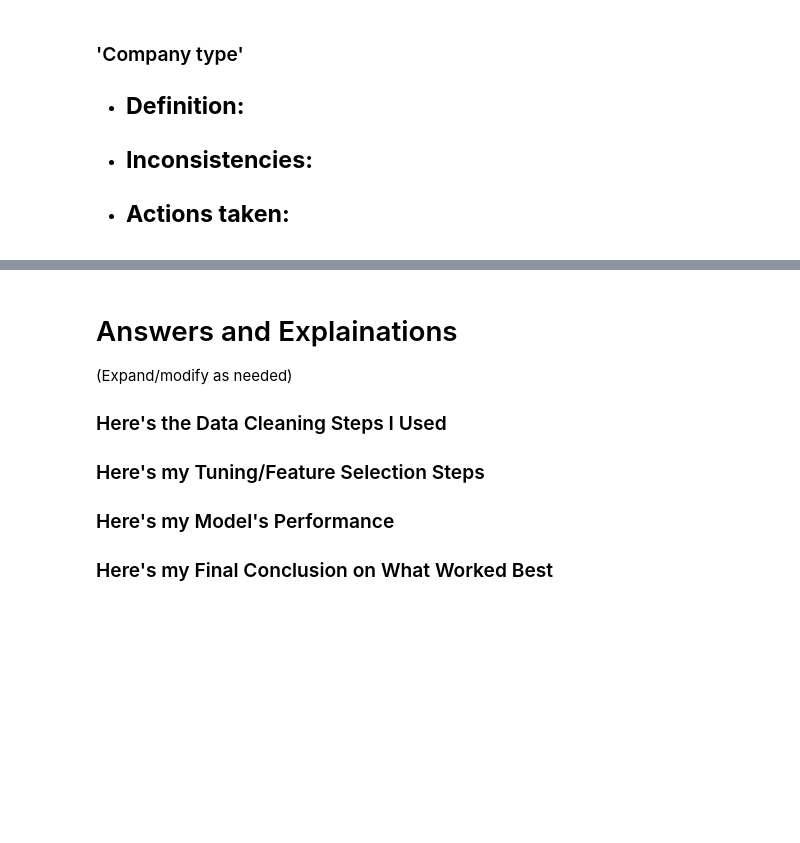
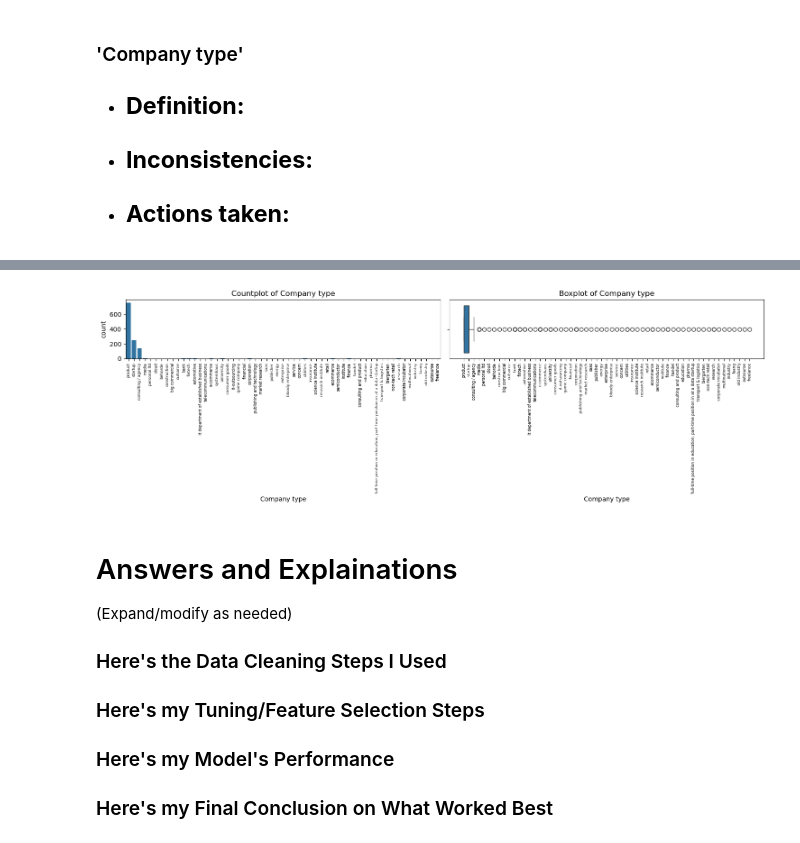
Before and after one commit to AkeemSemperDataScience/3950-assignment-2-mlsiebold, a Jupyter notebook: START_Asn_2.ipynb, the cells around one changed output, grey strips where cells are left out. Saved outputs shown, nothing was run; the diff lists cells and outputs as text; code cells hidden in the pictures; blank space fills up the shorter version.

Commit message:
plot

```diff
--- a/START_Asn_2.ipynb
+++ b/START_Asn_2.ipynb
@@ -404,6 +360,6 @@ Gender:
 # %%
-df['Timestamp'] = pd.to_datetime(df['Timestamp'], format='%d/%m/%Y %H:%M:%S')
-df['Timestamp'].dtype
+#df['Timestamp'] = pd.to_datetime(df['Timestamp'], format='%d/%m/%Y %H:%M:%S')
+#df['Timestamp'].dtype
 # %% [output]
 dtype('<M8[ns]')
 # %% [markdown]
@@ -415,6 +393,6 @@ dtype('<M8[ns]')
 # %%
-df['Age'] = df['Age'].convert_dtypes(int)
-df['Age'].dtype
+#df['Age'] = df['Age'].convert_dtypes(int)
+#df['Age'].dtype
 # %% [output]
 Int64Dtype()
 # %% [markdown]
@@ -480,11 +502,11 @@ array(['Munich', 'Berlin', 'Hamburg', 'Wolfsburg', 'Stuttgart',
 # %%
 # Remove leading and trailing spaces
 
-print(f"# of unique values BEFORE strip: {len(df['City'].unique())}")
+#print(f"# of unique values BEFORE strip: {len(df['City'].unique())}")
 
-df['City'] = df['City'].str.strip()
+#df['City'] = df['City'].str.strip()
 
-print(f"# of unique values AFTER strip: {len(df['City'].unique())}")
+#print(f"# of unique values AFTER strip: {len(df['City'].unique())}")
 # %% [output]
 # of unique values BEFORE strip: 119
 # of unique values AFTER strip: 109
@@ -619,3 +918,7 @@ df["City"] = df["City"].replace({
+# %%
+tb.plot(df, columns='Company type')
+# %% [output]
+[figure, added]
 # %% [markdown]
 # Answers and Explainations
 (Expand/modify as needed)
```
Also changed, not shown: parts of 26 cells of this notebook, 1 other file.
